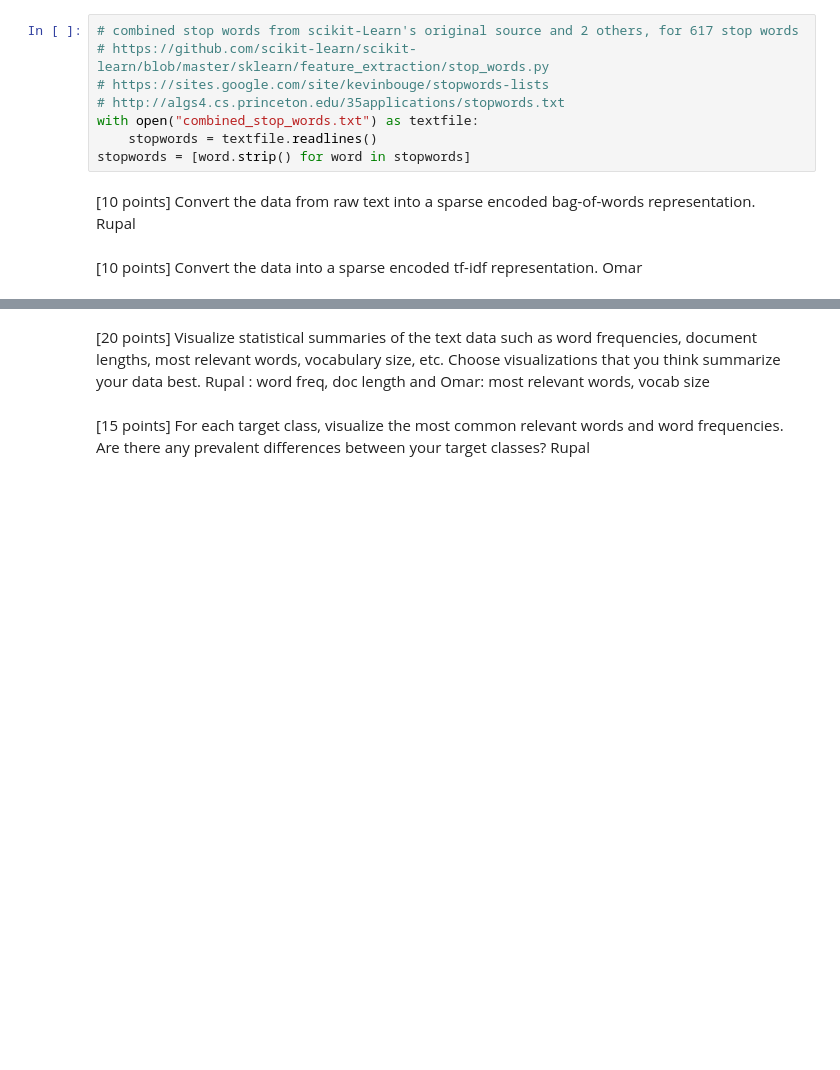
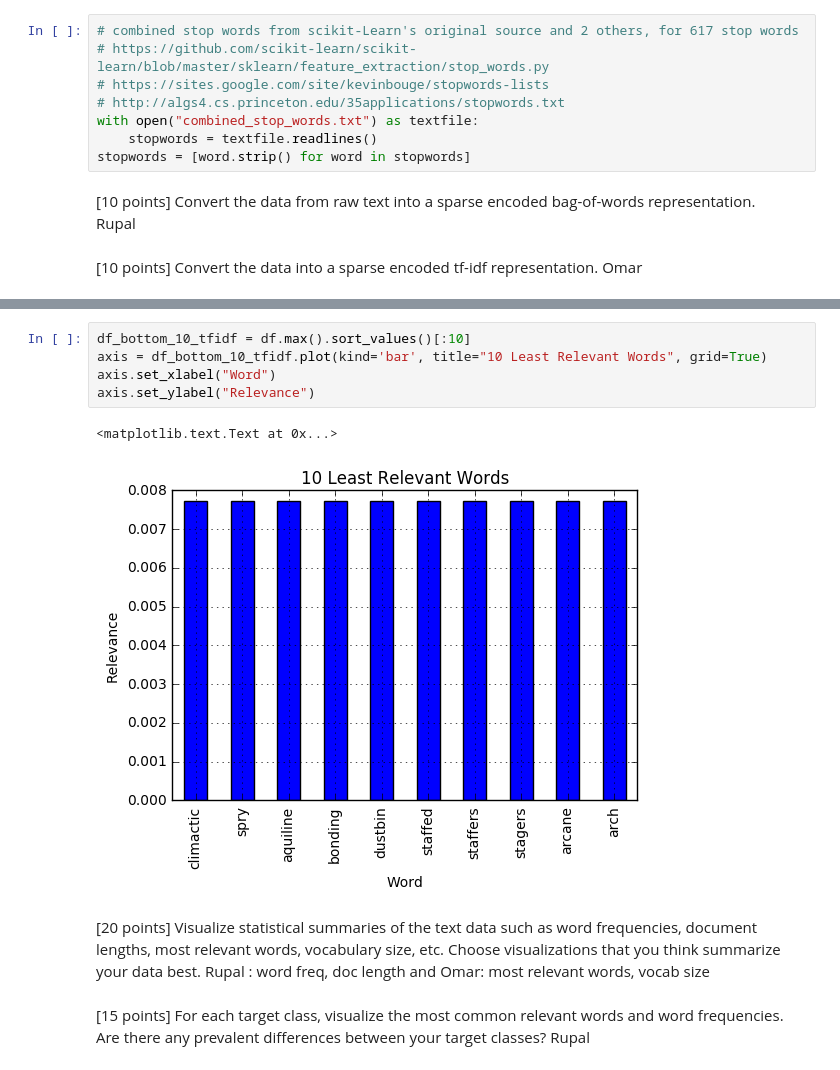
Before and after one commit to MachineLearning-FA2017/Lab2, a Jupyter notebook: Lab2.ipynb, the cells around one changed output, grey strips where cells are left out. Drawn from its saved outputs; the diff is of its cells as text; blank space fills up the shorter version.

```diff
--- a/Lab2.ipynb
+++ b/Lab2.ipynb
@@ -97,3 +162,11 @@ tfidf_vect.vocabulary_
+# %%
+df_bottom_10_tfidf = df.max().sort_values()[:10]
+axis = df_bottom_10_tfidf.plot(kind='bar', title="10 Least Relevant Words", grid=True)
+axis.set_xlabel("Word")
+axis.set_ylabel("Relevance")
+# %% [output]
+<matplotlib.text.Text at 0x...>
+[figure, added]
 # %% [markdown]
 [20 points] Visualize statistical summaries of the text data such as word frequencies, document lengths, most relevant words, vocabulary size, etc. Choose visualizations that you think summarize your data best.
 Rupal : word freq, doc length
```
Also changed, not shown: parts of 6 cells of this notebook.
